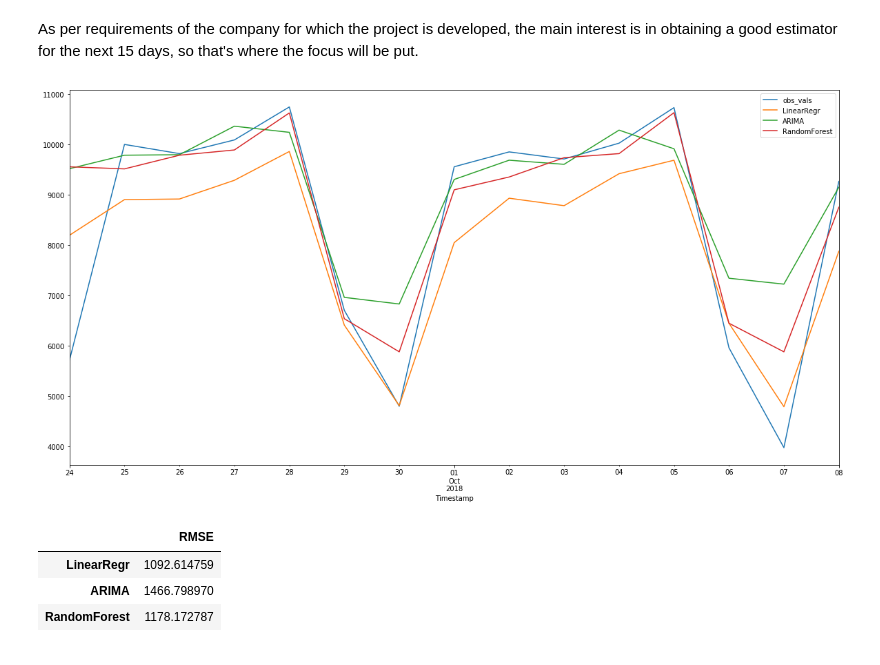
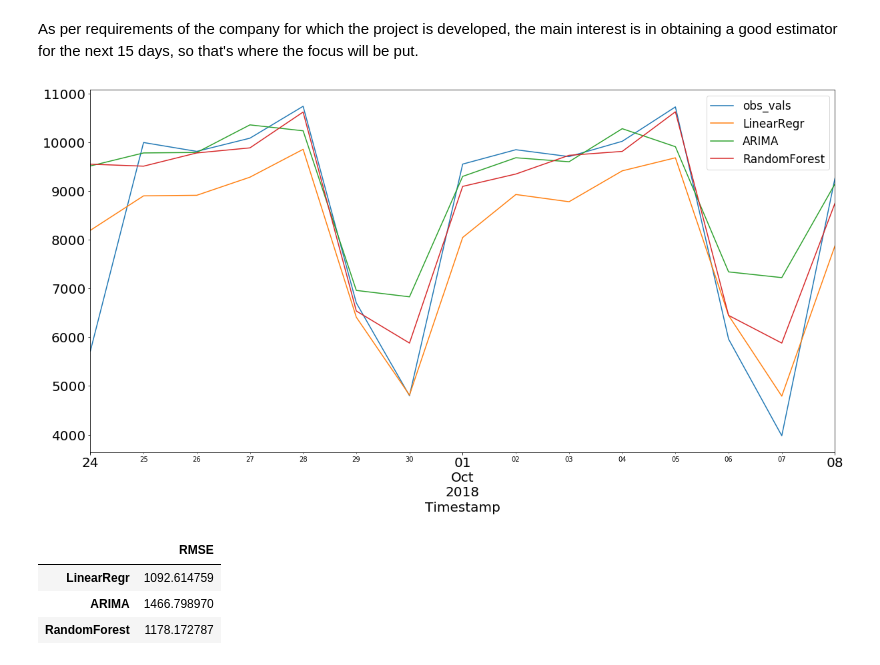
Before and after one commit to RamiroArribas/People_traffic_forecasting, a Jupyter notebook: 2_Modeling_and_analysis/2.7_Model_comparison_and_conclusions.ipynb, the cells around one changed output. Saved outputs shown, nothing was run; the diff lists cells and outputs as text; code cells hidden in the pictures.

```diff
--- a/2_Modeling_and_analysis/2.7_Model_comparison_and_conclusions.ipynb
+++ b/2_Modeling_and_analysis/2.7_Model_comparison_and_conclusions.ipynb
@@ -55,10 +55,13 @@ As per requirements of the company for which the project is developed, the main
 # %%
 # Plotting the first 15 days of predictions for each model vs. the observations:
 
 ax = models_df[:15].plot(figsize=(20,10), legend=True)
+ax.axes.tick_params(labelsize = 20)
+ax.xaxis.label.set_fontsize(20)
+ax.legend(loc=1, prop={'size': 17})
 plt.show()
 # %% [output]
-[figure, old version]
+[figure, new version]
 # %%
 #Total RMSE for the total test portion (next 154 days):
 
```
Also changed, not shown: 4 other files.
